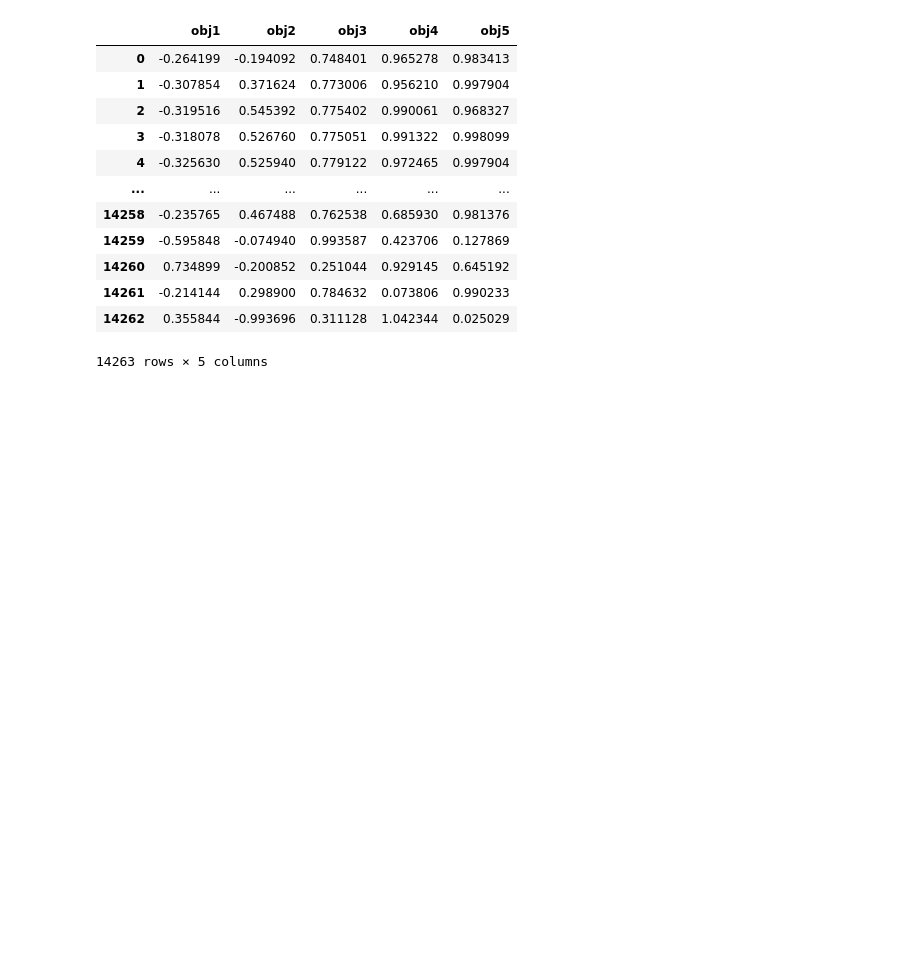
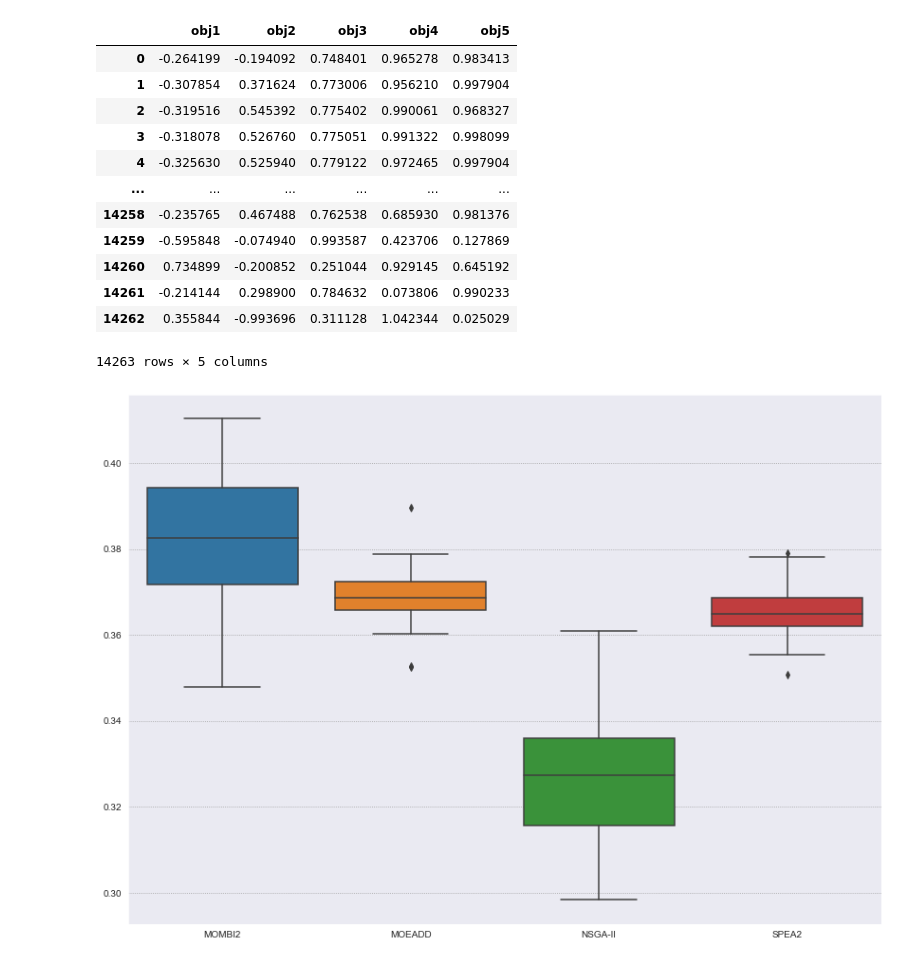
Before and after one commit to vinixnan/NormSystemOptimization, a Jupyter notebook: generateGraph.ipynb, the cells around one changed output. Saved outputs shown, nothing was run; the diff lists cells and outputs as text; code cells hidden in the pictures; blank space fills up the shorter version.

Commit message:
Jupyter exporting boxplot

```diff
--- a/generateGraph.ipynb
+++ b/generateGraph.ipynb
@@ -24,3 +27,25 @@ df
 | 14261 | -0.214144 | 0.298900 | 0.784632 | 0.073806 | 0.990233 |
 | 14262 | 0.355844 | -0.993696 | 0.311128 | 1.042344 | 0.025029 |
 14263 rows × 5 columns
+# %%
+def generateDF(filename, typex, runupdate, problem=None):
+    cols = ["MOMBI2", "MOEADD", "NSGA-II", "SPEA2"]
+    df = pd.read_csv(filename, sep=";").drop(["Unnamed: 7"], axis=1)
+    if problem:
+        ndf = df[(df.type ==typex) & (df.runupdate ==runupdate) & (df.problem ==problem)].drop(["type","runupdate","problem"],axis=1)
+    else:
+        ndf = df[(df.type ==typex) & (df.runupdate ==runupdate)].drop(["type","runupdate","problem"],axis=1)
+    ndf.columns= cols
+    return ndf
+
+def generateGraph(df, outputfile):
+    a4_dims = (11.7, 8.27)
+    sns.set_style("darkgrid", {"grid.color": ".6", "grid.linestyle": ":"})
+    fig, ax = pyplot.subplots(figsize=a4_dims)
+    sns_plot=sns.boxplot(ax=ax, data=df)
+    plt.tight_layout()
+    sns_plot.figure.savefig(outputfile)
+# %%
+generateGraph(generateDF("alldata_5obj.csv", 0, 1), "hypervolume5obj.png")
+# %% [output]
+[figure, added]
```
Also changed, not shown: parts of 5 cells of this notebook, 14 other files.
